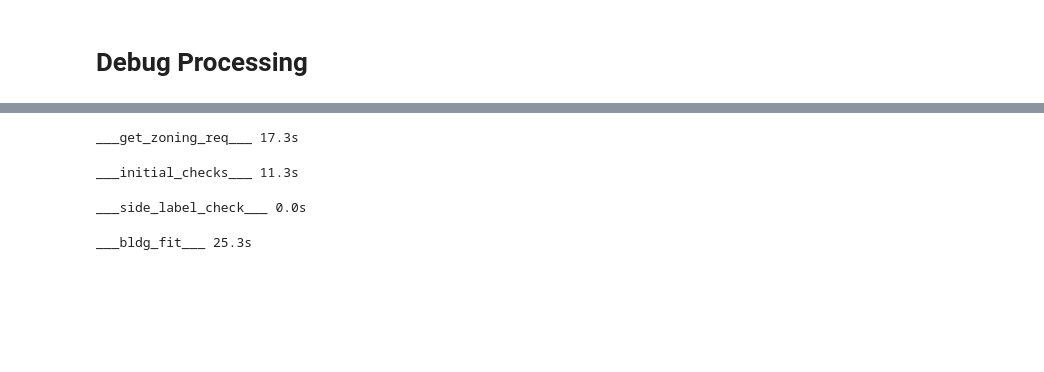
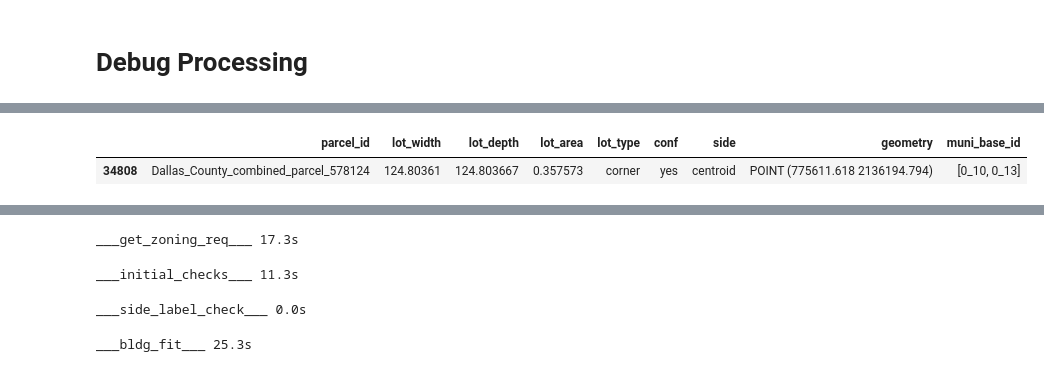
Before and after one commit to vibe-lab-gsd/zonepy, a Jupyter notebook: examples.ipynb, the cells around one changed output, grey strips where cells are left out. Saved outputs shown, nothing was run; the diff lists cells and outputs as text; code cells hidden in the pictures; blank space fills up the shorter version.

```diff
--- a/examples.ipynb
+++ b/examples.ipynb
@@ -978,3 +996,8 @@ ___planned_dev_check___ 0.0s, kept 421 parcels
+# %%
+parcel_dims[parcel_dims['parcel_id'] == 'Dallas_County_combined_parcel_578124']
+# %% [output]
+|  | parcel_id | lot_width | lot_depth | lot_area | lot_type | conf | side | geometry | muni_base_id |
+| 34808 | Dallas_County_combined_parcel_578124 | 124.80361 | 124.803667 | 0.357573 | corner | yes | centroid | POINT (775611.618 2136194.794) | [0_10, 0_13] |
 # %%
 # ————————— 3. District checks ————————— #
 t1 = time.time()
```
Also changed, not shown: parts of 6 cells of this notebook, 1 other file.
